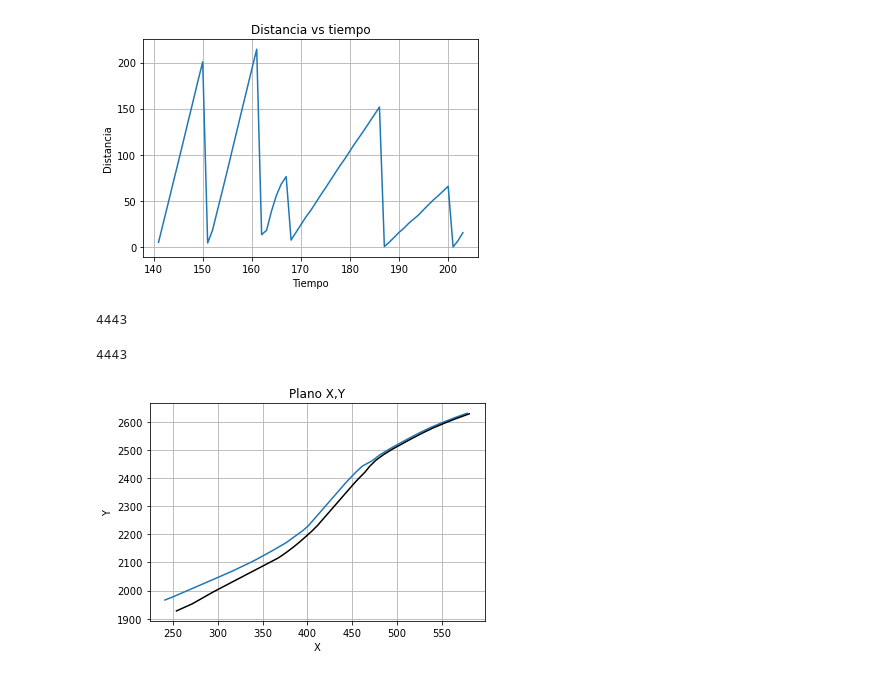
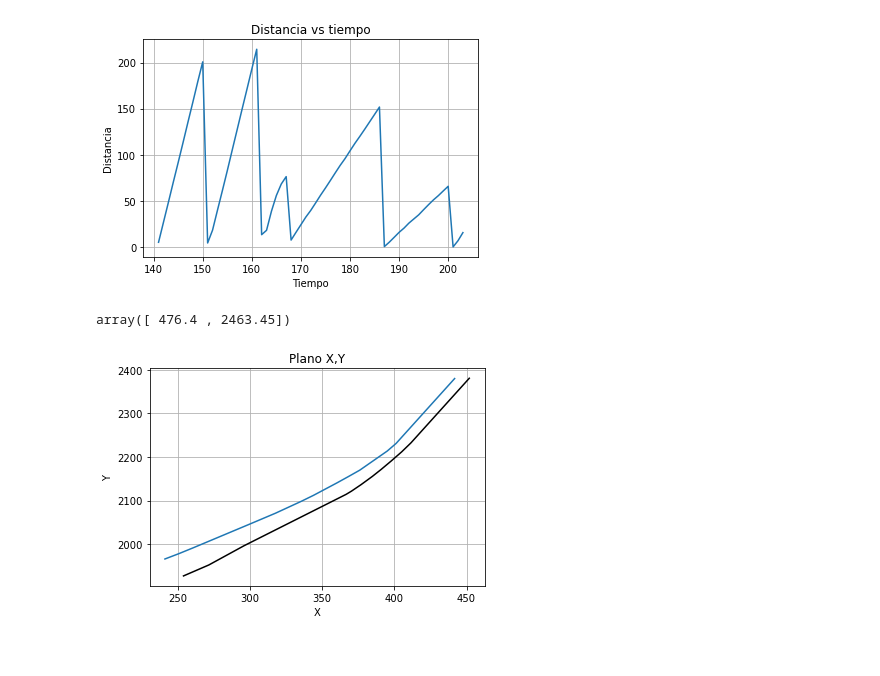
Before and after one commit to fedefiuba/Sumo_simulaciones, a Jupyter notebook: Simulacion_Autopista_25_5/Simulación_Plaza_Virreyes/Trayectoria_Autos/Código/Visualización_Datos_Sumo.ipynb, the cells around one changed output. Cells and saved outputs as stored; diff of their text form; code cells hidden in the pictures.

```diff
--- a/Simulacion_Autopista_25_5/Simulación_Plaza_Virreyes/Trayectoria_Autos/Código/Visualización_Datos_Sumo.ipynb
+++ b/Simulacion_Autopista_25_5/Simulación_Plaza_Virreyes/Trayectoria_Autos/Código/Visualización_Datos_Sumo.ipynb
@@ -44,16 +44,12 @@ X2 = np.array(df2[["vehicle_x", "vehicle_y"]])
-# %%
-len(X1)
-# %% [output]
-4443
-# %%
-len(X2)
-# %% [output]
-4443
+# %%
+X2[154]
+# %% [output]
+array([ 476.4 , 2463.45])
 # %%
-plt.plot(X1[:, 0], X1[:, 1],X2[:, 0], X2[:, 1],'k')
+plt.plot(X1[150:, 0], X1[150:, 1],X2[154:, 0], X2[154:, 1],'k')
 plt.title('Plano X,Y')
 plt.xlabel('X')
 plt.ylabel('Y')
 plt.grid()
 # %% [output]
-[figure, old version]
+[figure, new version]
```
Also changed, not shown: parts of 1 cell of this notebook, 3 other files.
